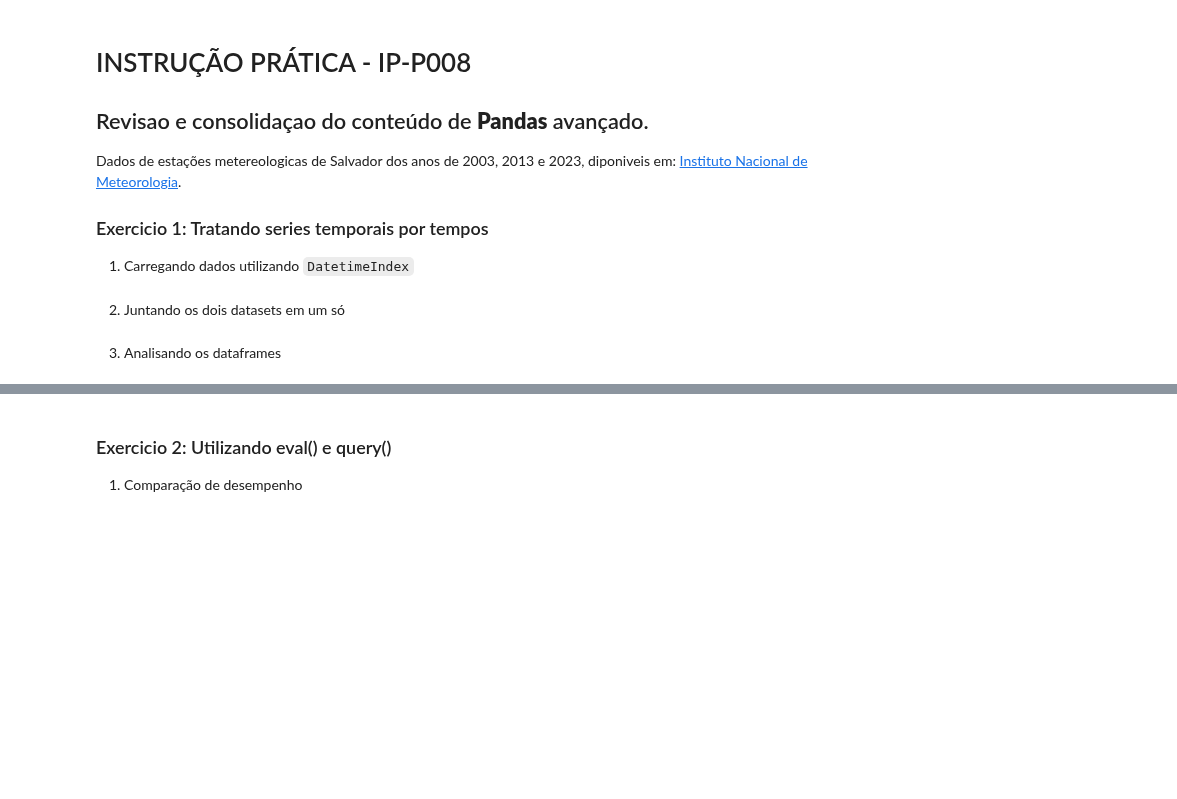
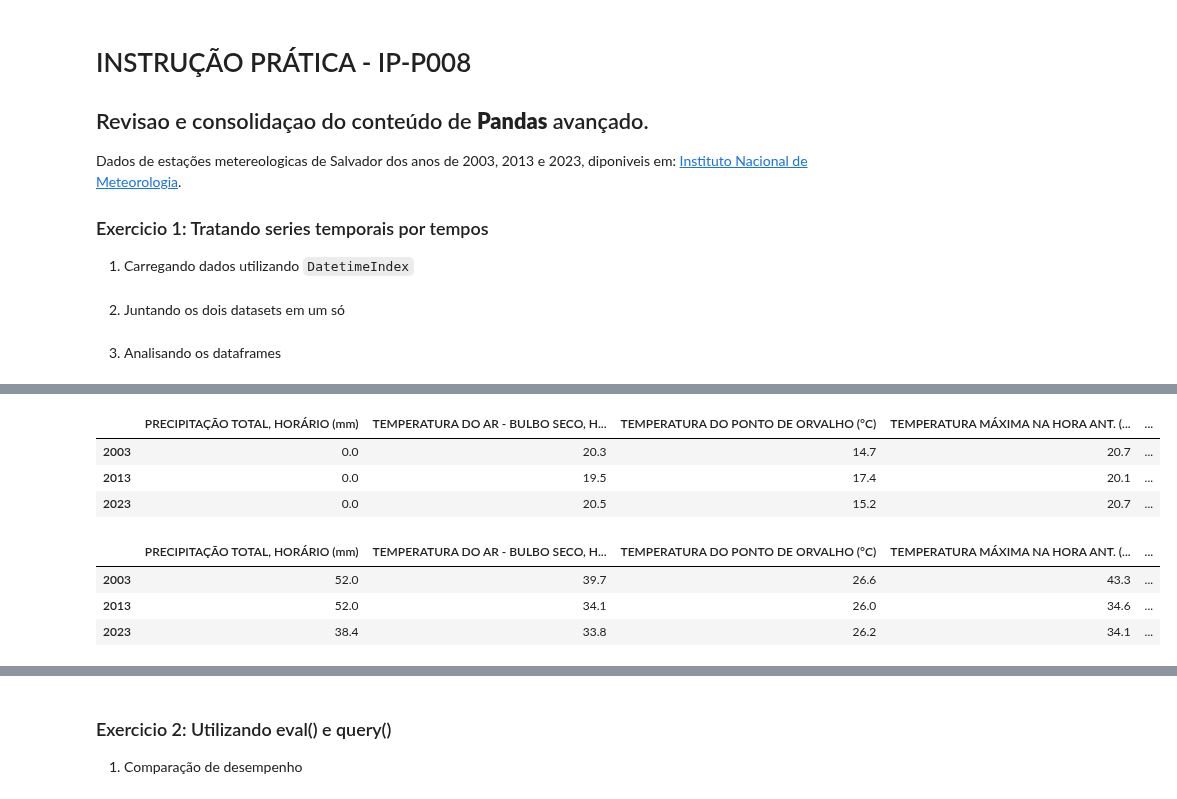
Before and after one commit to everaldina/Trilha_Python, a Jupyter notebook: PI-008.ipynb, the cells around one changed output, grey strips where cells are left out. Drawn from its saved outputs; the diff is of its cells as text; code cells hidden in the pictures; blank space fills up the shorter version.

```diff
--- a/PI-008.ipynb
+++ b/PI-008.ipynb
@@ -35,0 +46,16 @@ estacao_ssa = pd.concat([estacao_ssa_2003, estacao_ssa_2013, estacao_ssa_2023])
+# %%
+# Mínimo
+estacao_ssa.groupby(estacao_ssa.index.year).min()
+# %% [output]
+|  | PRECIPITAÇÃO TOTAL, HORÁRIO (mm) | TEMPERATURA DO AR - BULBO SECO, H... | TEMPERATURA DO PONTO DE ORVALHO (°C) | TEMPERATURA MÁXIMA NA HORA ANT. (... | ... |
+| 2003 | 0.0 | 20.3 | 14.7 | 20.7 | ... |
+| 2013 | 0.0 | 19.5 | 17.4 | 20.1 | ... |
+| 2023 | 0.0 | 20.5 | 15.2 | 20.7 | ... |
+# %%
+# Máximo
+estacao_ssa.groupby(estacao_ssa.index.year).max()
+# %% [output]
+|  | PRECIPITAÇÃO TOTAL, HORÁRIO (mm) | TEMPERATURA DO AR - BULBO SECO, H... | TEMPERATURA DO PONTO DE ORVALHO (°C) | TEMPERATURA MÁXIMA NA HORA ANT. (... | ... |
+| 2003 | 52.0 | 39.7 | 26.6 | 43.3 | ... |
+| 2013 | 52.0 | 34.1 | 26.0 | 34.6 | ... |
+| 2023 | 38.4 | 33.8 | 26.2 | 34.1 | ... |
```
Also changed, not shown: parts of 17 cells of this notebook.
